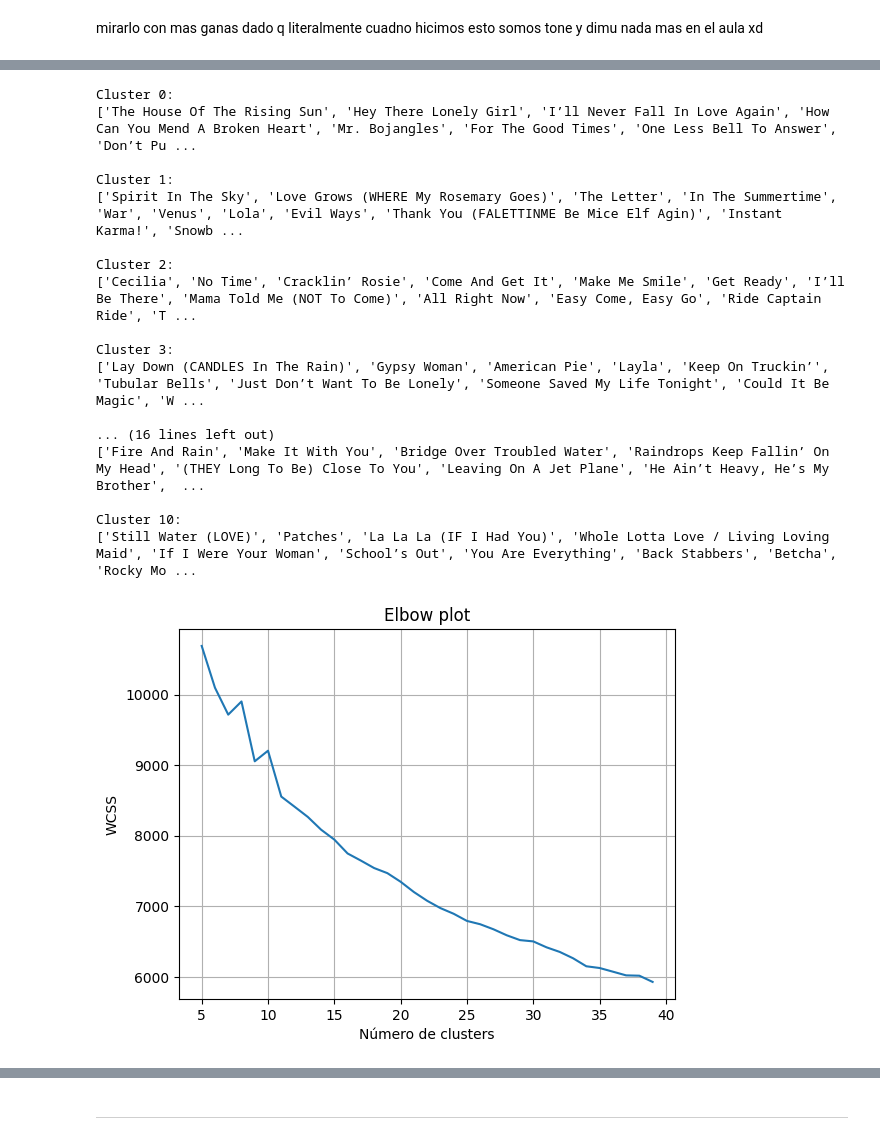
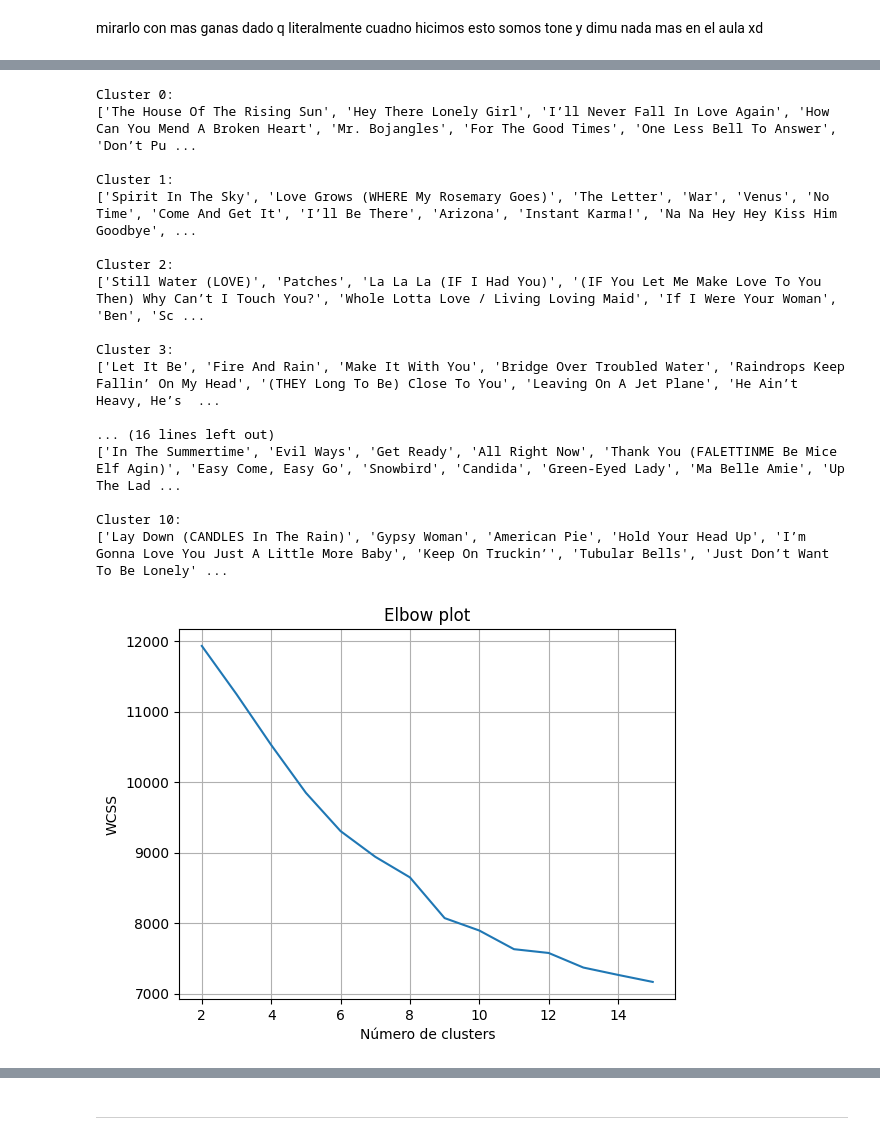
Before and after one commit to AgustinDimuro/tpeFundamentos, a Jupyter notebook: TPEspecial.ipynb, the cells around one changed output, grey strips where cells are left out. Cells and saved outputs as stored; diff of their text form; code cells hidden in the pictures.

```diff
--- a/TPEspecial.ipynb
+++ b/TPEspecial.ipynb
@@ -538,6 +538,8 @@ from sklearn.decomposition import PCA
 import matplotlib.pyplot as plt
 
 scaler = StandardScaler()
+ds_filtred = ds_filtred.drop("Year", axis=1)
+
 ds_scaled = scaler.fit_transform(ds_filtred)
 
 #print(np.std(ds_scaled, axis=0))
@@ -650,36 +653,36 @@ Cluster 0:
 ['The House Of The Rising Sun', 'Hey There Lonely Girl', 'I’ll Never Fall In Love Again', 'How Can You Mend A Broken Heart', 'Mr. Bojangles', 'For The Good Times', 'One Less Bell To Answer', 'Don’t Pu ...
 
 Cluster 1:
-['Spirit In The Sky', 'Love Grows (WHERE My Rosemary Goes)', 'The Letter', 'In The Summertime', 'War', 'Venus', 'Lola', 'Evil Ways', 'Thank You (FALETTINME Be Mice Elf Agin)', 'Instant Karma!', 'Snowb ...
+['Spirit In The Sky', 'Love Grows (WHERE My Rosemary Goes)', 'The Letter', 'War', 'Venus', 'No Time', 'Come And Get It', 'I’ll Be There', 'Arizona', 'Instant Karma!', 'Na Na Hey Hey Kiss Him Goodbye', ...
 
 Cluster 2:
-['Cecilia', 'No Time', 'Cracklin’ Rosie', 'Come And Get It', 'Make Me Smile', 'Get Ready', 'I’ll Be There', 'Mama Told Me (NOT To Come)', 'All Right Now', 'Easy Come, Easy Go', 'Ride Captain Ride', 'T ...
+['Still Water (LOVE)', 'Patches', 'La La La (IF I Had You)', '(IF You Let Me Make Love To You Then) Why Can’t I Touch You?', 'Whole Lotta Love / Living Loving Maid', 'If I Were Your Woman', 'Ben', 'Sc ...
 
 Cluster 3:
-['Lay Down (CANDLES In The Rain)', 'Gypsy Woman', 'American Pie', 'Layla', 'Keep On Truckin’', 'Tubular Bells', 'Just Don’t Want To Be Lonely', 'Someone Saved My Life Tonight', 'Could It Be Magic', 'W ...
+['Let It Be', 'Fire And Rain', 'Make It With You', 'Bridge Over Troubled Water', 'Raindrops Keep Fallin’ On My Head', '(THEY Long To Be) Close To You', 'Leaving On A Jet Plane', 'He Ain’t Heavy, He’s  ...
 
 ... (16 lines left out)
-['Fire And Rain', 'Make It With You', 'Bridge Over Troubled Water', 'Raindrops Keep Fallin’ On My Head', '(THEY Long To Be) Close To You', 'Leaving On A Jet Plane', 'He Ain’t Heavy, He’s My Brother',  ...
+['In The Summertime', 'Evil Ways', 'Get Ready', 'All Right Now', 'Thank You (FALETTINME Be Mice Elf Agin)', 'Easy Come, Easy Go', 'Snowbird', 'Candida', 'Green-Eyed Lady', 'Ma Belle Amie', 'Up The Lad ...
 
 Cluster 10:
-['Still Water (LOVE)', 'Patches', 'La La La (IF I Had You)', 'Whole Lotta Love / Living Loving Maid', 'If I Were Your Woman', 'School’s Out', 'You Are Everything', 'Back Stabbers', 'Betcha', 'Rocky Mo ...
+['Lay Down (CANDLES In The Rain)', 'Gypsy Woman', 'American Pie', 'Hold Your Head Up', 'I’m Gonna Love You Just A Little More Baby', 'Keep On Truckin’', 'Tubular Bells', 'Just Don’t Want To Be Lonely' ...
 # %%
 # calculamos cada KMean para cada número de clusters, y nos quedamos con el valor
 wcss = []
-for k in range(5, 40):
+for k in range(2, 16):
     kmeans = KMeans(n_clusters=k, random_state=10)
     kmeans.fit(ds_scaled)
     wcss.append(kmeans.inertia_)
 
 # graficamos el elbow plot
-plt.plot(range(5, 40), wcss)
+plt.plot(range(2, 16), wcss)
 plt.title('Elbow plot')
 plt.grid("True")
 plt.xlabel('Número de clusters')
 plt.ylabel('WCSS')
 plt.show()
 # %% [output]
-[figure, old version]
+[figure, new version]
 # %%
 # Reducir la dimensionalidad de los datos usando t-SNE
 
```
Also changed, not shown: parts of 14 cells of this notebook.
